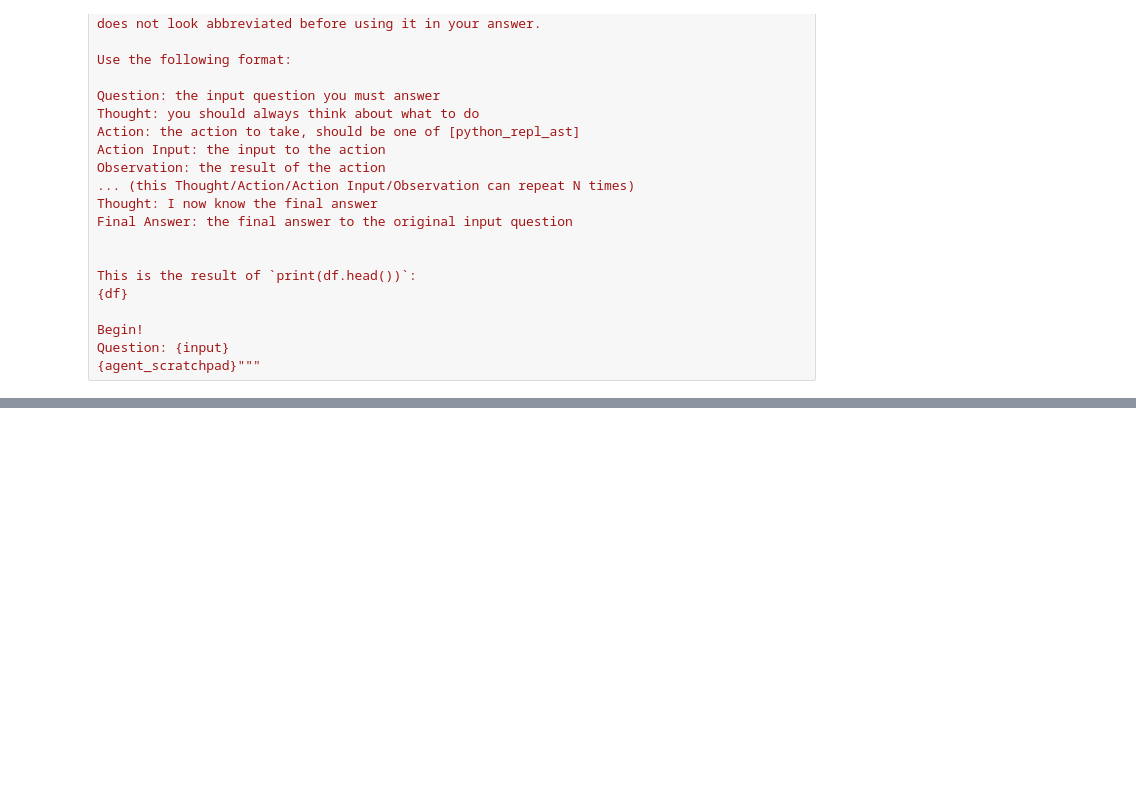
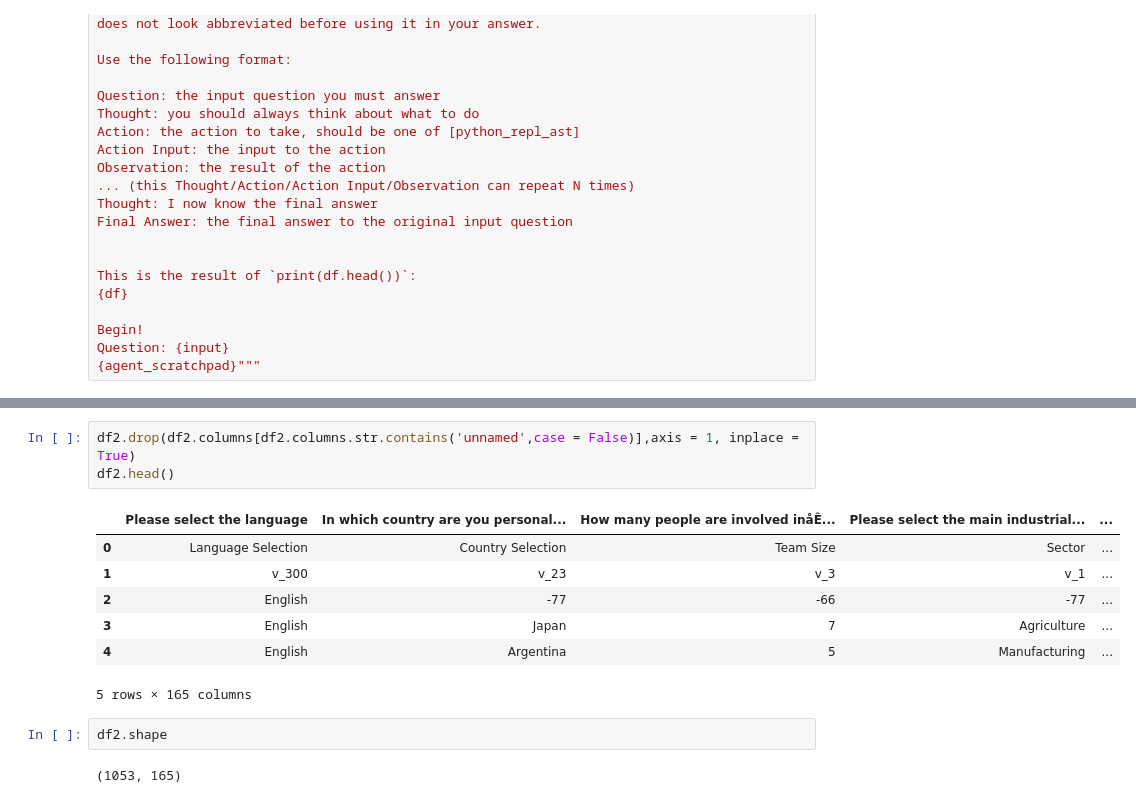
Before and after one commit to dTarasova/ChatbotRAG, a Jupyter notebook: napire_analysis.ipynb, the cells around one changed output, grey strips where cells are left out. Saved outputs shown, nothing was run; the diff lists cells and outputs as text; blank space fills up the shorter version.

```diff
--- a/napire_analysis.ipynb
+++ b/napire_analysis.ipynb
@@ -293,0 +323,15 @@ Question: {input}
+# %%
+df2.drop(df2.columns[df2.columns.str.contains('unnamed',case = False)],axis = 1, inplace = True)
+df2.head()
+# %% [output]
+|  | Please select the language | In which country are you personal... | How many people are involved inåÊ... | Please select the main industrial... | ... |
+| 0 | Language Selection | Country Selection | Team Size | Sector | ... |
+| 1 | v_300 | v_23 | v_3 | v_1 | ... |
+| 2 | English | -77 | -66 | -77 | ... |
+| 3 | English | Japan | 7 | Agriculture | ... |
+| 4 | English | Argentina | 5 | Manufacturing | ... |
+5 rows × 165 columns
+# %%
+df2.shape
+# %% [output]
+(1053, 165)
```
Also changed, not shown: parts of 12 cells of this notebook, 8 other files.
